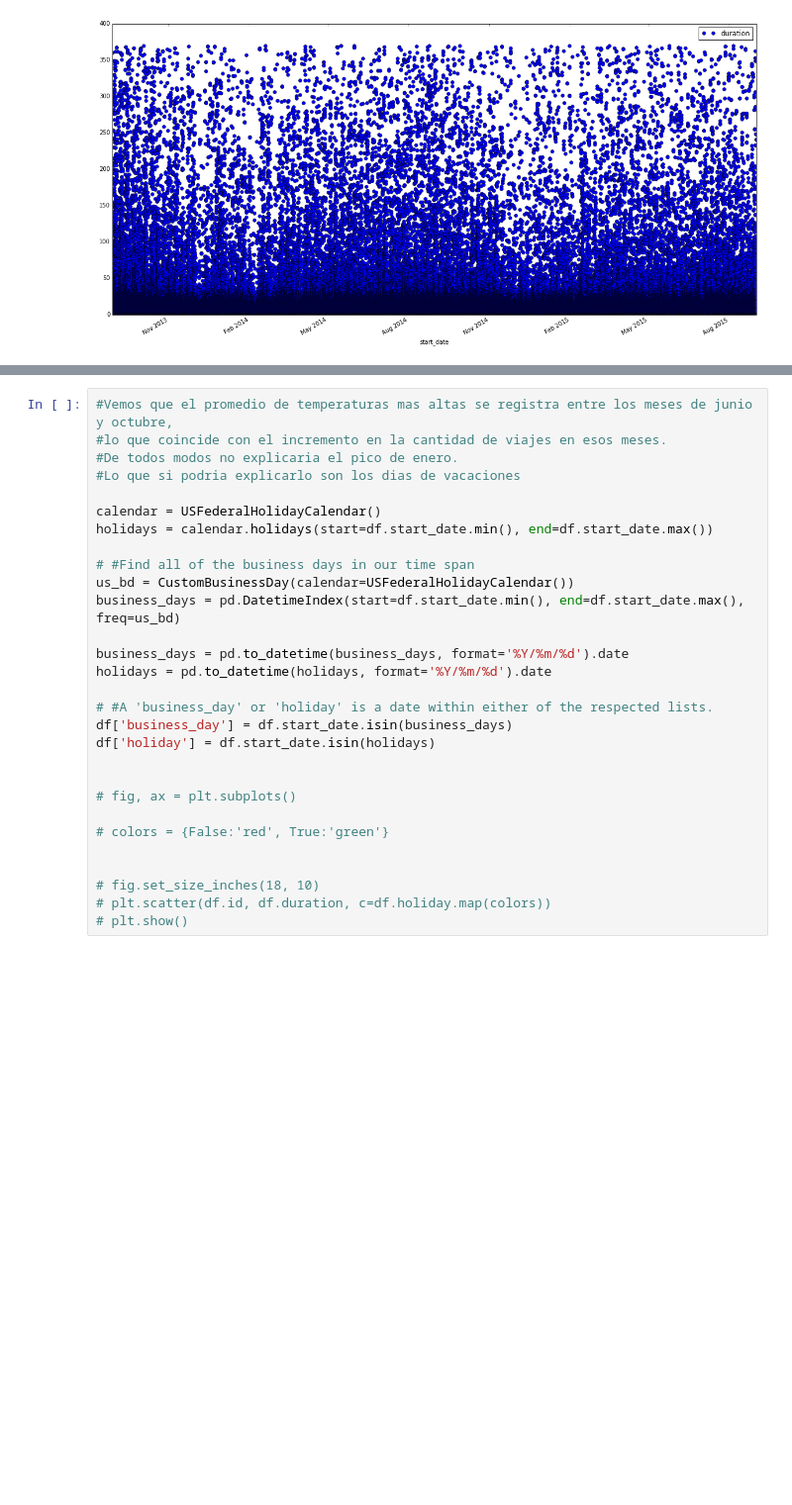
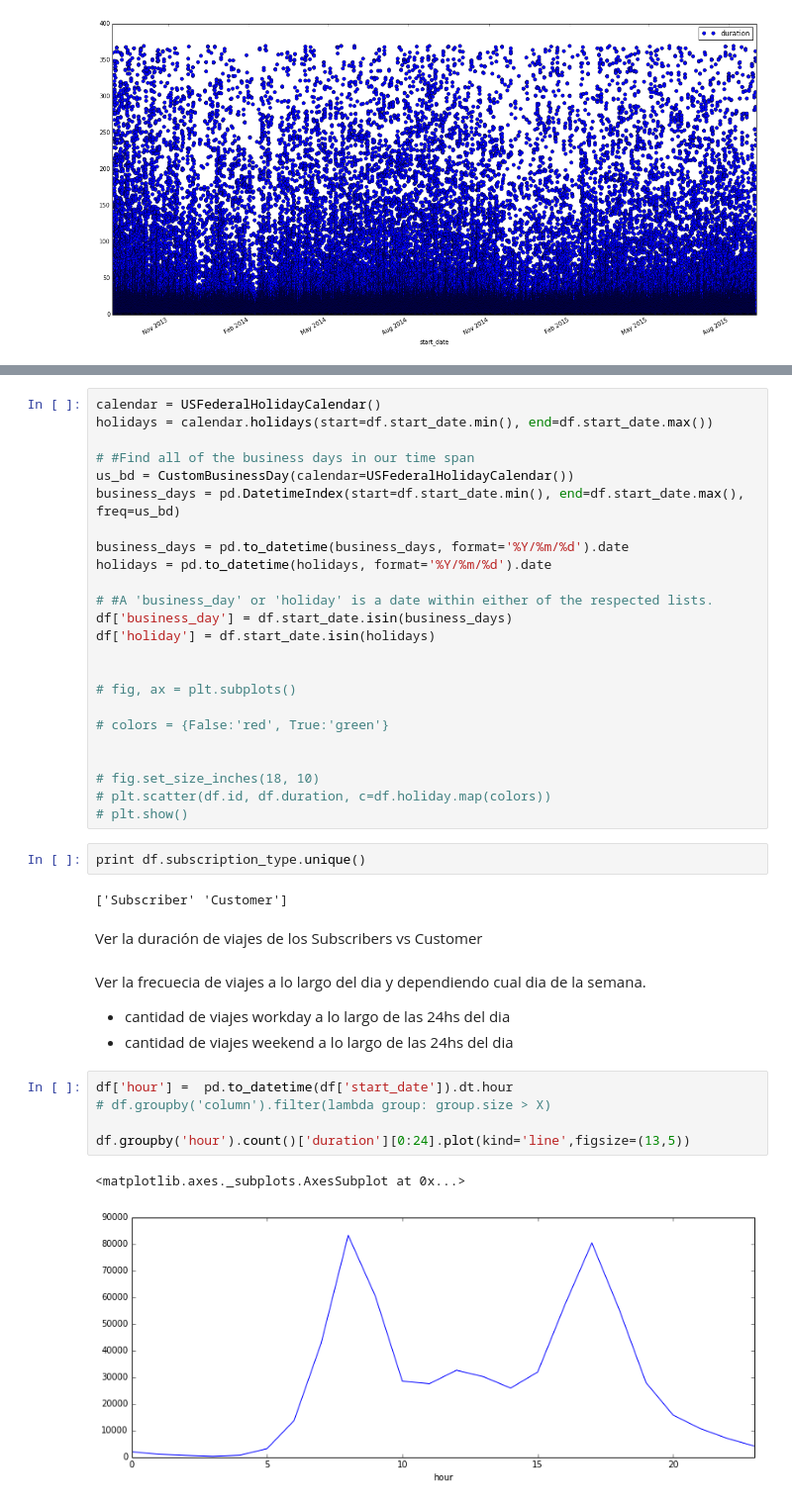
Before and after one commit to Gnahue/sanFranciscoBiclas, a Jupyter notebook: Analisis Exploratorio/AnalisisExploratorioTP1.ipynb, the cells around one changed output, grey strips where cells are left out. Shown: that part at 99% size. Saved outputs shown, nothing was run; the diff lists cells and outputs as text; blank space fills up the shorter version.

```diff
--- a/Analisis Exploratorio/AnalisisExploratorioTP1.ipynb
+++ b/Analisis Exploratorio/AnalisisExploratorioTP1.ipynb
@@ -175,9 +245,4 @@ weather.groupby('month').mean()['mean_temperature_f'][0:12].plot(kind='line',fig
 # %%
-#Vemos que el promedio de temperaturas mas altas se registra entre los meses de junio y octubre,
-#lo que coincide con el incremento en la cantidad de viajes en esos meses.
-#De todos modos no explicaria el pico de enero.
-#Lo que si podria explicarlo son los dias de vacaciones
-
 calendar = USFederalHolidayCalendar()
 holidays = calendar.holidays(start=df.start_date.min(), end=df.start_date.max())
 
@@ -201,3 +266,22 @@ df['holiday'] = df.start_date.isin(holidays)
 # fig.set_size_inches(18, 10)
 # plt.scatter(df.id, df.duration, c=df.holiday.map(colors))
 # plt.show()
+# %%
+print df.subscription_type.unique()
+# %% [output]
+['Subscriber' 'Customer']
+# %% [markdown]
+Ver la duración de viajes de los Subscribers vs Customer
+# %% [markdown]
+Ver la frecuecia de viajes a lo largo del dia y dependiendo cual dia de la semana.
+
+- cantidad de viajes workday a lo largo de las 24hs del dia
+- cantidad de viajes weekend a lo largo de las 24hs del dia
+# %%
+df['hour'] =  pd.to_datetime(df['start_date']).dt.hour
+# df.groupby('column').filter(lambda group: group.size > X)
+
+df.groupby('hour').count()['duration'][0:24].plot(kind='line',figsize=(13,5))
+# %% [output]
+<matplotlib.axes._subplots.AxesSubplot at 0x...>
+[figure, added]
```
Also changed, not shown: parts of 41 cells of this notebook, 1 other file.
